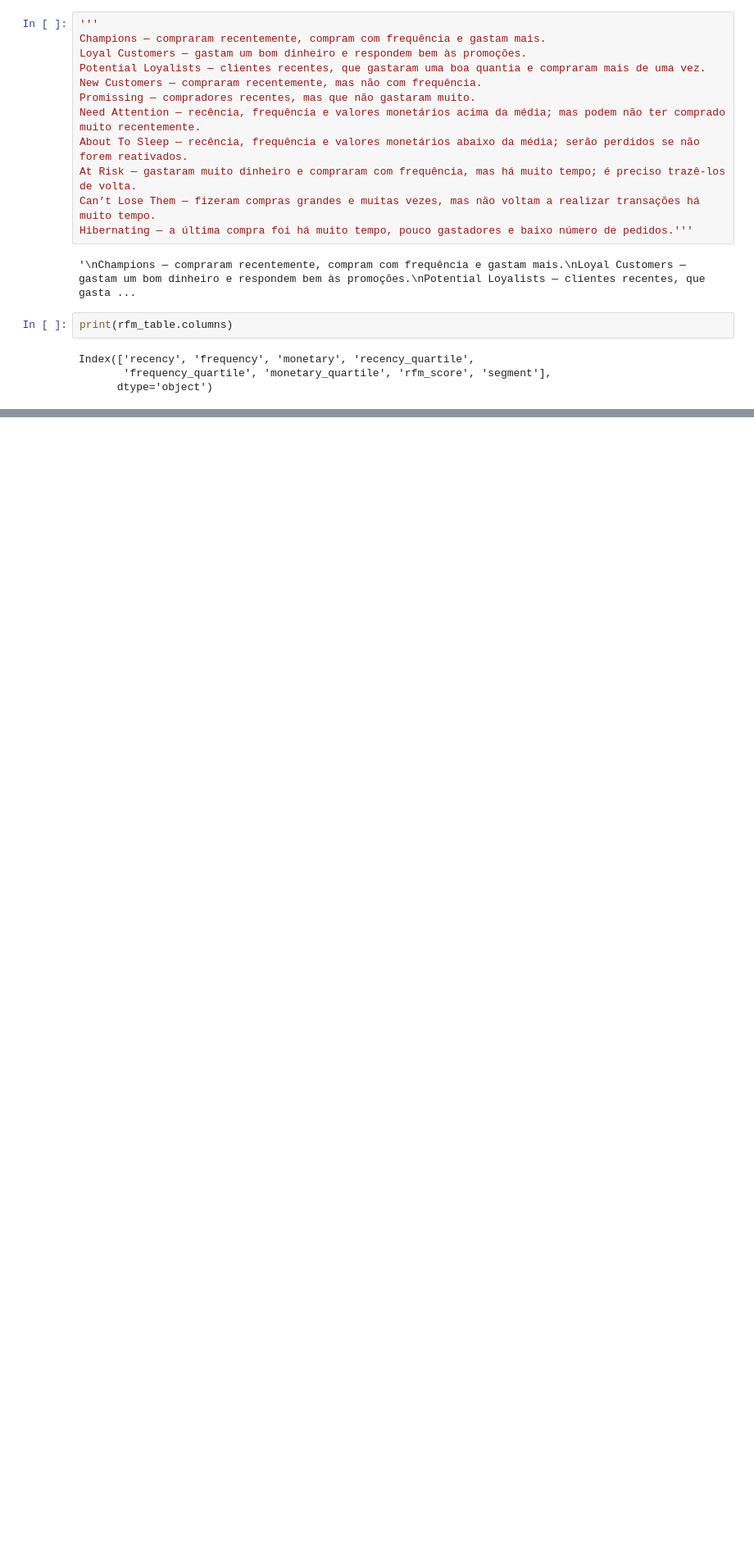
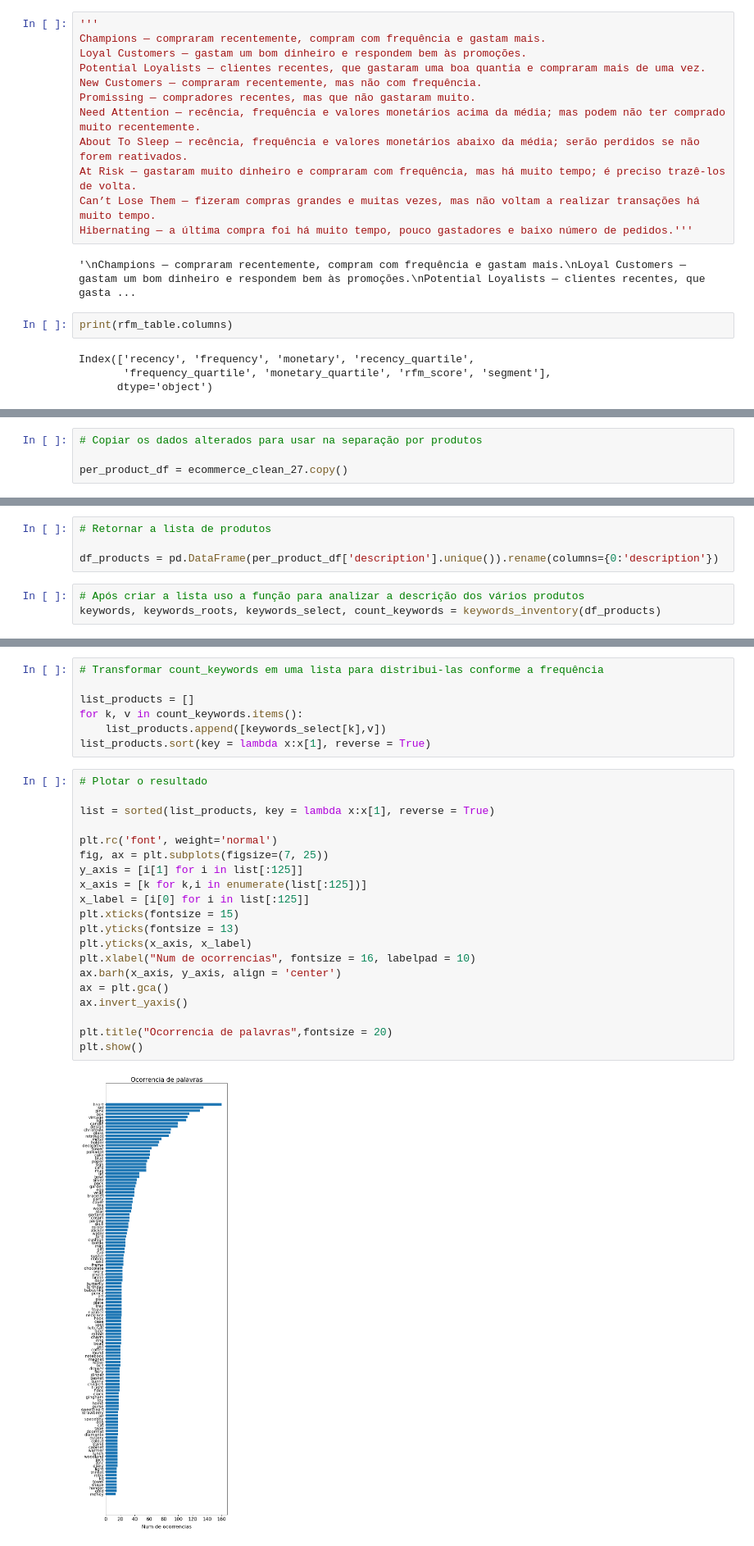
Before and after one commit to renanpan/Segmentando_clientes, a Jupyter notebook: projeto_sprint_13.ipynb, the cells around one changed output, grey strips where cells are left out. Shown at 82% size. Cells and saved outputs as stored; diff of their text form; blank space fills up the shorter version.

```diff
--- a/projeto_sprint_13.ipynb
+++ b/projeto_sprint_13.ipynb
@@ -1143,0 +1103,4 @@ fig.show()
+# %%
+# Copiar os dados alterados para usar na separação por produtos
+
+per_product_df = ecommerce_clean_27.copy()
@@ -1143,0 +1158,7 @@ fig.show()
+# %%
+# Retornar a lista de produtos
+
+df_products = pd.DataFrame(per_product_df['description'].unique()).rename(columns={0:'description'})
+# %%
+# Após criar a lista uso a função para analizar a descrição dos vários produtos
+keywords, keywords_roots, keywords_select, count_keywords = keywords_inventory(df_products)
@@ -1143,0 +1176,29 @@ fig.show()
+# %%
+# Transformar count_keywords em uma lista para distribui-las conforme a frequência
+
+list_products = []
+for k, v in count_keywords.items():
+    list_products.append([keywords_select[k],v])
+list_products.sort(key = lambda x:x[1], reverse = True)
+# %%
+# Plotar o resultado
+
+list = sorted(list_products, key = lambda x:x[1], reverse = True)
+
+plt.rc('font', weight='normal')
+fig, ax = plt.subplots(figsize=(7, 25))
+y_axis = [i[1] for i in list[:125]]
+x_axis = [k for k,i in enumerate(list[:125])]
+x_label = [i[0] for i in list[:125]]
+plt.xticks(fontsize = 15)
+plt.yticks(fontsize = 13)
+plt.yticks(x_axis, x_label)
+plt.xlabel("Num de ocorrencias", fontsize = 16, labelpad = 10)
+ax.barh(x_axis, y_axis, align = 'center')
+ax = plt.gca()
+ax.invert_yaxis()
+
+plt.title("Ocorrencia de palavras",fontsize = 20)
+plt.show()
+# %% [output]
+[figure, added]
```
Also changed, not shown: parts of 61 cells of this notebook, 1 other file.
